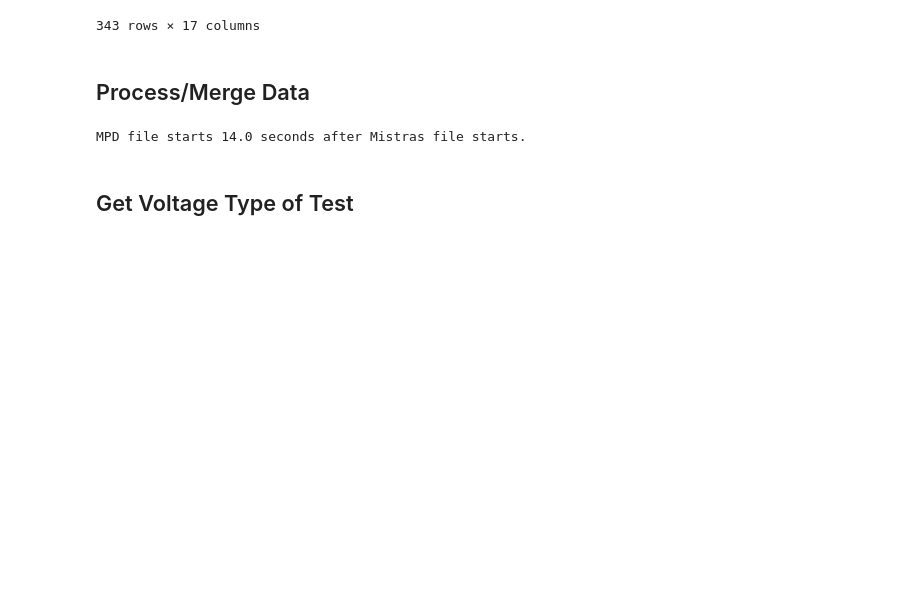
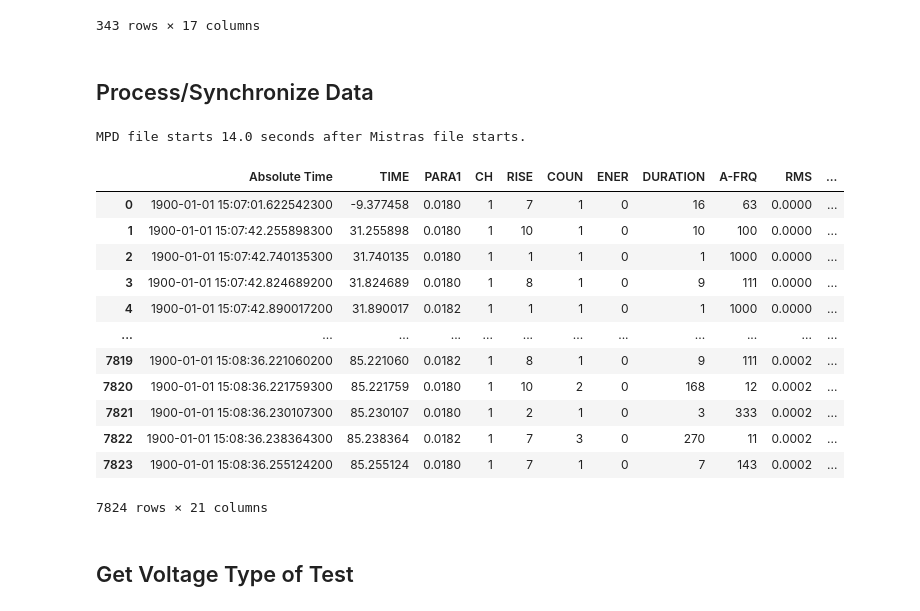
Before and after one commit to spier16/NED3-acoustic-analysis, a Jupyter notebook: Mistras/combined_mistras_MPD_analysis.ipynb, the cells around one changed output. Cells and saved outputs as stored; diff of their text form; code cells hidden in the pictures; blank space fills up the shorter version.

```diff
--- a/Mistras/combined_mistras_MPD_analysis.ipynb
+++ b/Mistras/combined_mistras_MPD_analysis.ipynb
@@ -318,7 +318,7 @@ Duration: 102.9 s
 | 342 | 1900-01-01 15:08:53.900 | 102.9 | 39.073758 | 0.006425 | 0.006764 | ... |
 343 rows × 17 columns
 # %% [markdown]
-## Process/Merge Data
+## Process/Synchronize Data
 # %%
 class ArgumentConflict(Exception):
     def __init__(self, message="The arguments in this function overdefine the method"):
@@ -336,33 +336,50 @@ def count_ae_hits(df, n_bins=None, time_delta=None):
     n_hits = []
     for start_time in range(0, math.floor(df['TIME'].max())-1, time_delta):
         end_time = start_time + time_delta
         # Selecting the subsection
         subsection = df[(df['TIME'] >= start_time) & (df['TIME'] < end_time)]
         # Count non-NaN entries in the 'Data' column
         count_non_nan = subsection['RISE'].notna().sum()
         n_hits.append(count_non_nan)
         # print(f"Time from {start_time} to {end_time} seconds: {count_non_nan} non-NaN values")
     hits = np.array(n_hits).astype(float)
     increments = np.arange(time_delta, time_delta * (n_bins), time_delta).astype(float)
     hits_df = pd.DataFrame({
         'TIME': increments,
         'Hits': hits
     })
     return hits_df
 
 def adjust_df_relative_time(df, true_start_time, df_start_time, time_col_name='Time [s]'):
     df[time_col_name] = df[time_col_name] - (true_start_time - df_start_time).total_seconds()
     return df
 
+# Insert hits into the mistras_df DataFrame
 hits = count_ae_hits(mistras_df, time_delta=1)
 mistras_df = pd.merge_asof(left=mistras_df, right=hits, on='TIME', direction='backward')
+
+# Adjust the time columns in both DataFrames to be relative to the MPD file start time
 mistras_df = adjust_df_relative_time(mistras_df, MPD_metadata['start_time'], mistras_metadata['start_time'], time_col_name='TIME')
 mistras_tdd_df = adjust_df_relative_time(mistras_tdd_df, MPD_metadata['start_time'], mistras_tdd_metadata['start_time'], time_col_name='TIME')
 
 MPD_mistras_file_time_diff = (MPD_metadata['start_time'] - mistras_metadata['start_time']).total_seconds()
 print(f"MPD file starts {MPD_mistras_file_time_diff} seconds after Mistras file starts.")
+display(mistras_df)
 # %% [output]
 MPD file starts 14.0 seconds after Mistras file starts.
+|  | Absolute Time | TIME | PARA1 | CH | RISE | COUN | ENER | DURATION | A-FRQ | RMS | ... |
+| 0 | 1900-01-01 15:07:01.622542300 | -9.377458 | 0.0180 | 1 | 7 | 1 | 0 | 16 | 63 | 0.0000 | ... |
+| 1 | 1900-01-01 15:07:42.255898300 | 31.255898 | 0.0180 | 1 | 10 | 1 | 0 | 10 | 100 | 0.0000 | ... |
+| 2 | 1900-01-01 15:07:42.740135300 | 31.740135 | 0.0180 | 1 | 1 | 1 | 0 | 1 | 1000 | 0.0000 | ... |
+| 3 | 1900-01-01 15:07:42.824689200 | 31.824689 | 0.0180 | 1 | 8 | 1 | 0 | 9 | 111 | 0.0000 | ... |
+| 4 | 1900-01-01 15:07:42.890017200 | 31.890017 | 0.0182 | 1 | 1 | 1 | 0 | 1 | 1000 | 0.0000 | ... |
+| ... | ... | ... | ... | ... | ... | ... | ... | ... | ... | ... | ... |
+| 7819 | 1900-01-01 15:08:36.221060200 | 85.221060 | 0.0182 | 1 | 8 | 1 | 0 | 9 | 111 | 0.0002 | ... |
+| 7820 | 1900-01-01 15:08:36.221759300 | 85.221759 | 0.0180 | 1 | 10 | 2 | 0 | 168 | 12 | 0.0002 | ... |
+| 7821 | 1900-01-01 15:08:36.230107300 | 85.230107 | 0.0180 | 1 | 2 | 1 | 0 | 3 | 333 | 0.0002 | ... |
+| 7822 | 1900-01-01 15:08:36.238364300 | 85.238364 | 0.0182 | 1 | 7 | 3 | 0 | 270 | 11 | 0.0002 | ... |
+| 7823 | 1900-01-01 15:08:36.255124200 | 85.255124 | 0.0180 | 1 | 7 | 1 | 0 | 7 | 143 | 0.0002 | ... |
+7824 rows × 21 columns
 # %% [markdown]
 ## Get Voltage Type of Test
 # %%
```
Also changed, not shown: parts of 3 cells of this notebook, 1 other file.
